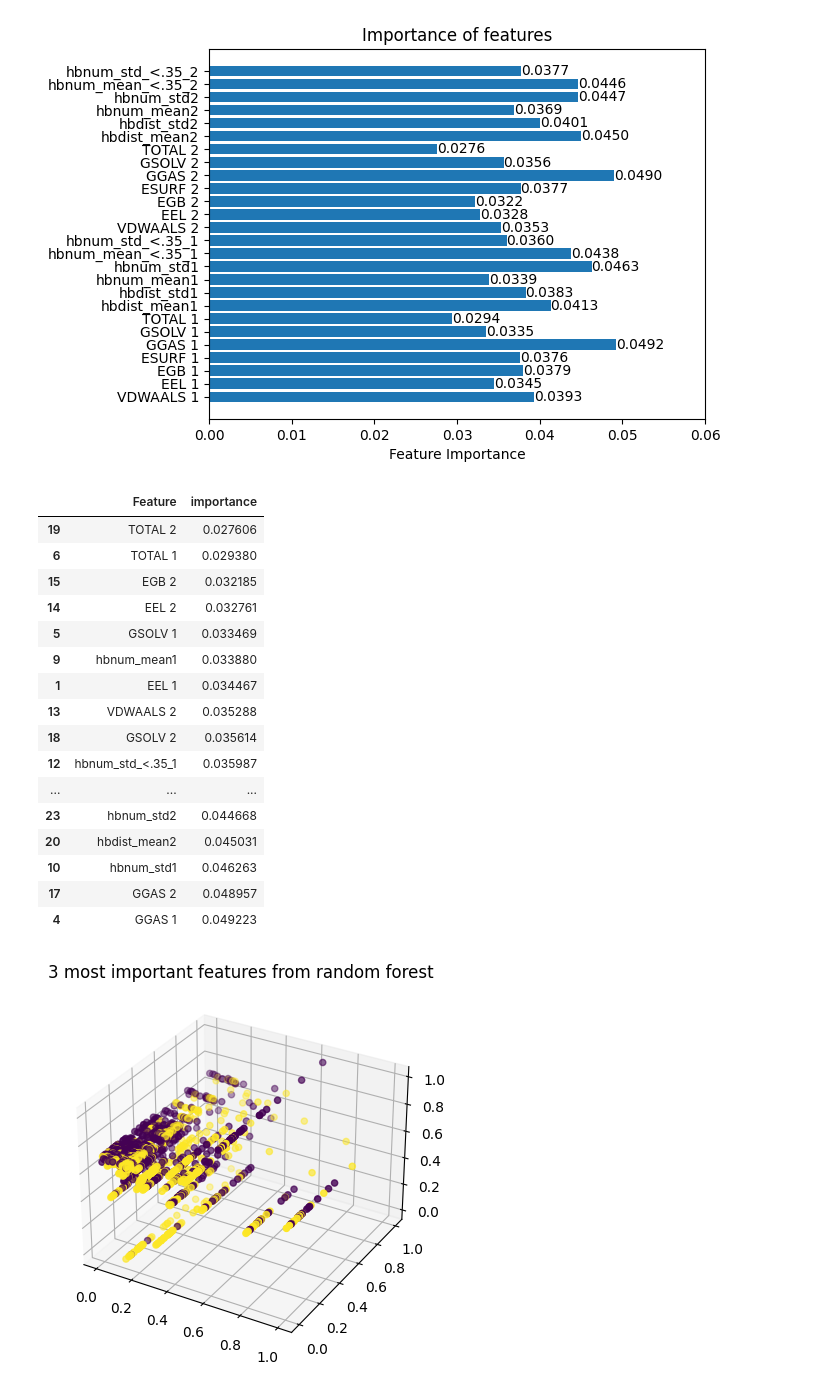
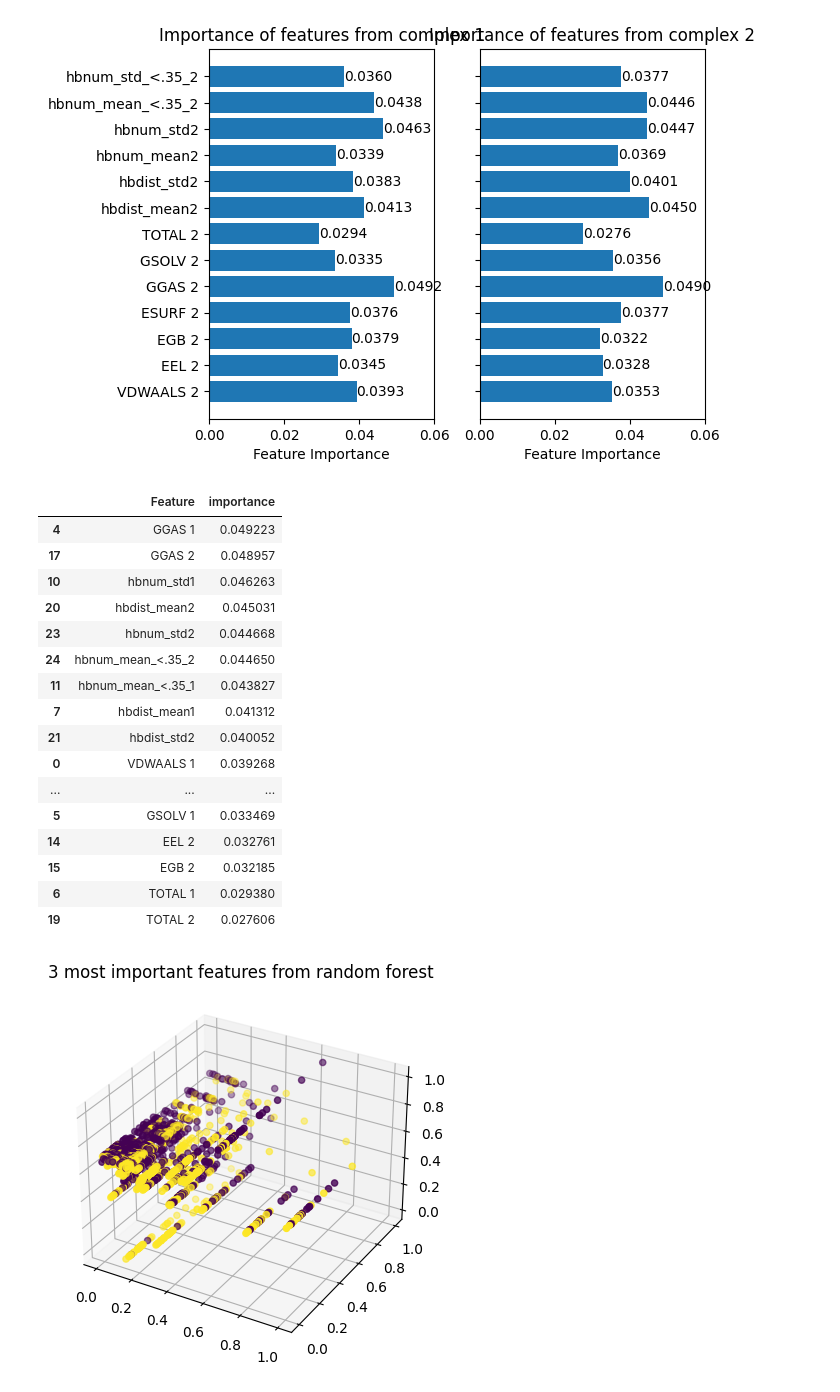
Before and after one commit to jasroopdhingra/ml-project, a Jupyter notebook: Cole_feature_selection/rf_feature_selection.ipynb, the cells around one changed output. Saved outputs shown, nothing was run; the diff lists cells and outputs as text; code cells hidden in the pictures.

```diff
--- a/Cole_feature_selection/rf_feature_selection.ipynb
+++ b/Cole_feature_selection/rf_feature_selection.ipynb
@@ -8,49 +8,57 @@ from sklearn.neighbors import KNeighborsClassifier
 from sklearn import svm
 from sklearn import metrics
 # %%
-data = pd.read_csv("training data.csv")
+data = pd.read_csv("/Users/coledixon/Documents/ml-project/training data.csv")
 data.set_index("PDB codes",inplace=True)
 data = (data-data.min())/(data.max()-data.min())
 # %%
 rf = RandomForestClassifier(n_estimators=100,criterion='entropy',max_depth=22,random_state=50)
 rf.fit(data.iloc[:,:-1],data["Output"])
 
 features = list(data.keys())[:-1]
-y_pos = np.arange(len(features))
-fig, ax = plt.subplots()
+y_pos = np.arange(len(features)/2)
 
-hbars = ax.barh(y_pos, rf.feature_importances_, align='center')
-ax.set_yticks(y_pos, labels=features)
-ax.set_xlabel('Feature Importance')
-ax.set_title('Importance of features')
+fig, ax = plt.subplots(1,2,sharey='all')
 
-ax.bar_label(hbars, fmt='%.4f')
-ax.set_xlim(right=0.06)  # adjust xlim to fit labels
+hbars = ax[0].barh(y_pos, rf.feature_importances_[:13], align='center')
+ax[0].set_yticks(y_pos, labels=features[:13])
+ax[0].set_xlabel('Feature Importance')
+ax[0].set_title('Importance of features from complex 1')
 
+ax[0].bar_label(hbars, fmt='%.4f')
+ax[0].set_xlim(right=0.06)  # adjust xlim to fit to data size
+
+hbars = ax[1].barh(y_pos, rf.feature_importances_[13:], align='center')
+ax[1].set_yticks(y_pos, labels=features[13:])
+ax[1].set_xlabel('Feature Importance')
+ax[1].set_title('Importance of features from complex 2')
+
+ax[1].bar_label(hbars, fmt='%.4f')
+ax[1].set_xlim(right=0.06)  # adjust xlim to fit to data size
 plt.show()
 
 df = pd.DataFrame({"Feature":features,"importance":rf.feature_importances_})
-df.sort_values('importance',inplace=True)
+df.sort_values('importance',inplace=True,ascending=False)
 df
 # %% [output]
-[figure, old version]
+[figure, new version]
 |  | Feature | importance |
+| 4 | GGAS 1 | 0.049223 |
+| 17 | GGAS 2 | 0.048957 |
+| 10 | hbnum_std1 | 0.046263 |
+| 20 | hbdist_mean2 | 0.045031 |
+| 23 | hbnum_std2 | 0.044668 |
+| 24 | hbnum_mean_<.35_2 | 0.044650 |
+| 11 | hbnum_mean_<.35_1 | 0.043827 |
+| 7 | hbdist_mean1 | 0.041312 |
+| 21 | hbdist_std2 | 0.040052 |
+| 0 | VDWAALS 1 | 0.039268 |
+| ... | ... | ... |
+| 5 | GSOLV 1 | 0.033469 |
+| 14 | EEL 2 | 0.032761 |
+| 15 | EGB 2 | 0.032185 |
+| 6 | TOTAL 1 | 0.029380 |
 | 19 | TOTAL 2 | 0.027606 |
-| 6 | TOTAL 1 | 0.029380 |
-| 15 | EGB 2 | 0.032185 |
-| 14 | EEL 2 | 0.032761 |
-| 5 | GSOLV 1 | 0.033469 |
-| 9 | hbnum_mean1 | 0.033880 |
-| 1 | EEL 1 | 0.034467 |
-| 13 | VDWAALS 2 | 0.035288 |
-| 18 | GSOLV 2 | 0.035614 |
-| 12 | hbnum_std_<.35_1 | 0.035987 |
-| ... | ... | ... |
-| 23 | hbnum_std2 | 0.044668 |
-| 20 | hbdist_mean2 | 0.045031 |
-| 10 | hbnum_std1 | 0.046263 |
-| 17 | GGAS 2 | 0.048957 |
-| 4 | GGAS 1 | 0.049223 |
 # %%
 feature_list = [df['Feature'].values[i:] for i in range(len(df.values))]
 # %%
```
